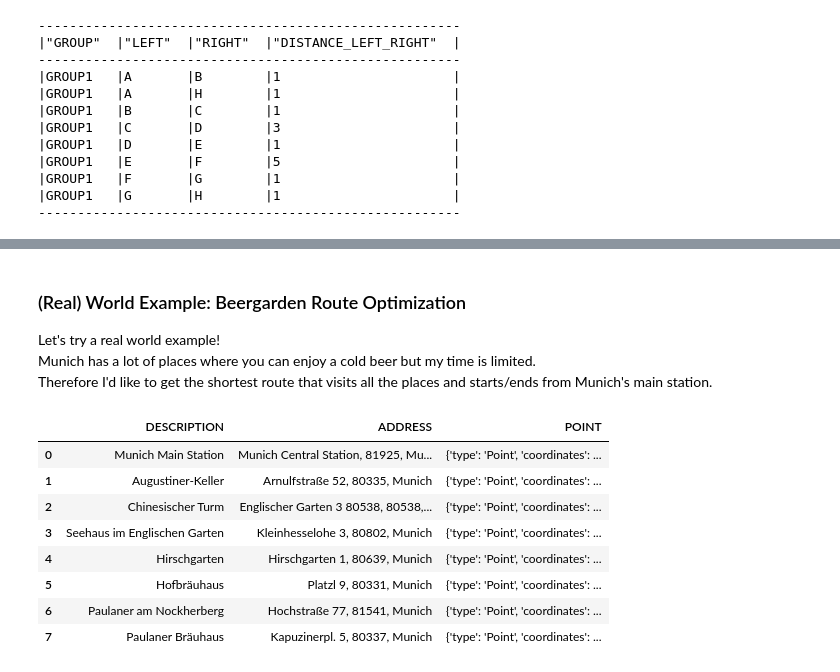
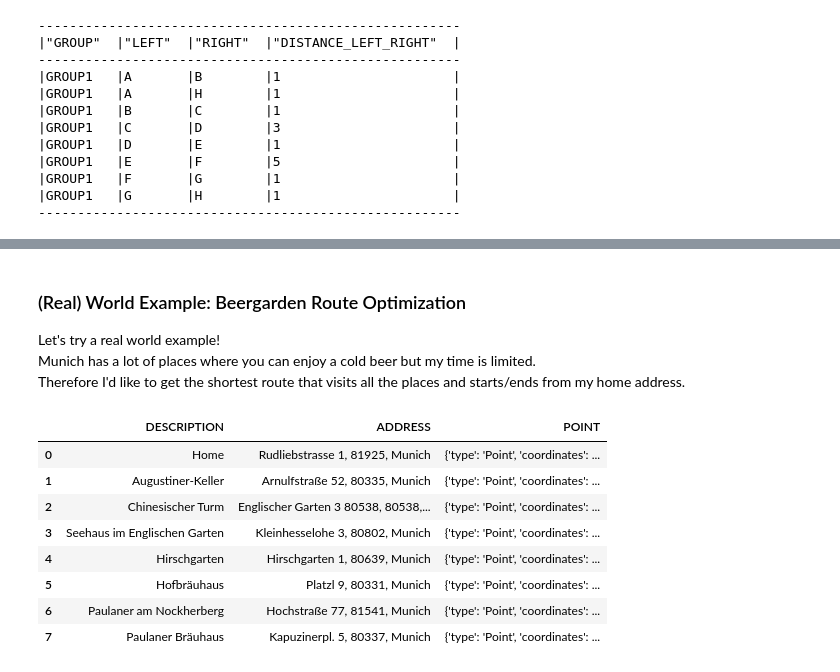
Before and after one commit to Snowflake-Labs/snowpark-python-demos, a Jupyter notebook: Graph Analysis/traveling_salesman_problem.ipynb, the cells around one changed output, grey strips where cells are left out. Saved outputs shown, nothing was run; the diff lists cells and outputs as text; code cells hidden in the pictures.

```diff
--- a/Graph Analysis/traveling_salesman_problem.ipynb
+++ b/Graph Analysis/traveling_salesman_problem.ipynb
@@ -211,35 +179,35 @@ tsp_result.select('GROUP','SRC','DST','DISTANCE').show()
 ### (Real) World Example: Beergarden Route Optimization
 Let's try a real world example!<br>
 Munich has a lot of places where you can enjoy a cold beer but my time is limited.<br>
-Therefore I'd like to get the shortest route that visits all the places and starts/ends from Munich's main station.
+Therefore I'd like to get the shortest route that visits all the places and starts/ends from my home address.
 # %%
 import requests
 import urllib.parse
 from geojson import Point
 
 # Getting LAT/LON from openstreetmap
 def get_point(address):
     url = 'https://nominatim.openstreetmap.org/search/' + urllib.parse.quote(address) +'?format=json'
     response = requests.get(url).json()
     return Point([float(response[0]["lat"]), float(response[0]["lon"])])
 
 # List of locations
 data = [
-    ['Munich Main Station','Munich Central Station, 81925, Munich'],
+    ['Home','Rudliebstrasse 1, 81925, Munich'],
     ['Augustiner-Keller','Arnulfstraße 52, 80335, Munich'],
     ['Chinesischer Turm','Englischer Garten 3 80538, 80538, Munich'],
     ['Seehaus im Englischen Garten','Kleinhesselohe 3, 80802, Munich'],
     ['Hirschgarten','Hirschgarten 1, 80639, Munich'],
     ['Hofbräuhaus','Platzl 9, 80331, Munich'],
     ['Paulaner am Nockherberg','Hochstraße 77, 81541, Munich'],
     ['Paulaner Bräuhaus','Kapuzinerpl. 5, 80337, Munich']
 ]
 data = pd.DataFrame(data, columns=['DESCRIPTION','ADDRESS'])
 data['POINT'] = data.apply(lambda row: get_point(row['ADDRESS']), axis='columns')
 data
 # %% [output]
 |  | DESCRIPTION | ADDRESS | POINT |
-| 0 | Munich Main Station | Munich Central Station, 81925, Mu... | {'type': 'Point', 'coordinates': ... |
+| 0 | Home | Rudliebstrasse 1, 81925, Munich | {'type': 'Point', 'coordinates': ... |
 | 1 | Augustiner-Keller | Arnulfstraße 52, 80335, Munich | {'type': 'Point', 'coordinates': ... |
 | 2 | Chinesischer Turm | Englischer Garten 3 80538, 80538,... | {'type': 'Point', 'coordinates': ... |
 | 3 | Seehaus im Englischen Garten | Kleinhesselohe 3, 80802, Munich | {'type': 'Point', 'coordinates': ... |
```
Also changed, not shown: parts of 15 cells of this notebook.
